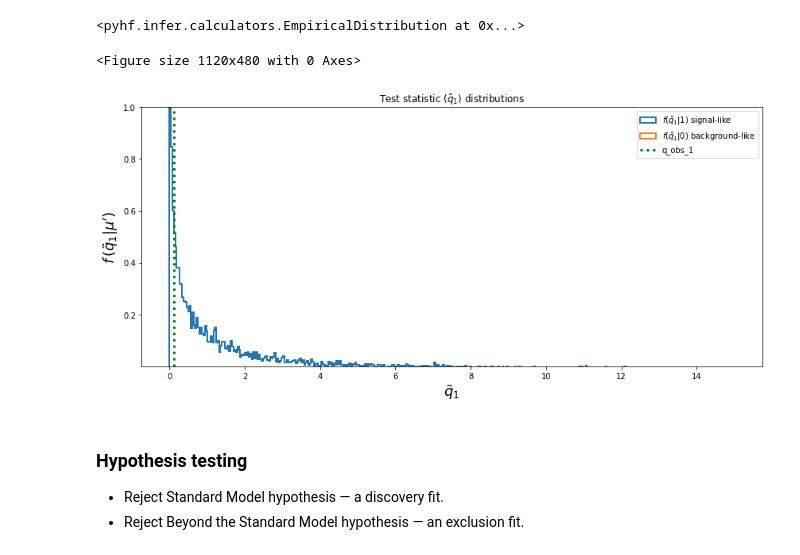
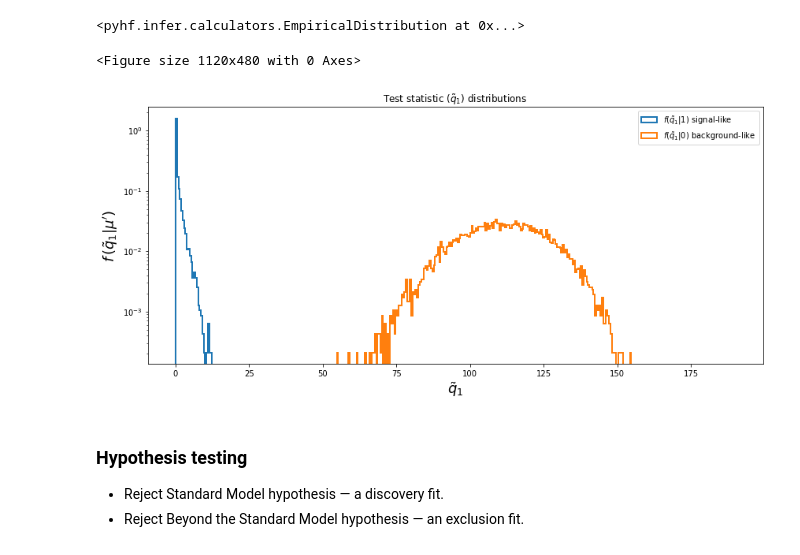
Before and after one commit to emabaci/LCP-mod.-B, a Jupyter notebook: final_project/Statistichal part.ipynb, the cells around one changed output. Drawn from its saved outputs; the diff is of its cells as text; code cells hidden in the pictures.

```diff
--- a/final_project/Statistichal part.ipynb
+++ b/final_project/Statistichal part.ipynb
@@ -469,38 +469,37 @@ fig, ax = plt.subplots(nrows=1, ncols=1)
 #for ax in axes:
 #ax.set_xticks(np.arange(0, 500))
 #ax1 = ax.flatten()
 
-bins = np.linspace(0, 15, 400)
+bins = np.linspace(0, 190, 400)
 
 ax.hist(
     qtilde_sig.samples,
     bins=bins,
     histtype="step",
     density=True,
     label=r"$f(\tilde{q}_1|1)$ signal-like",
     linewidth=2,
 )
 ax.hist(
     qtilde_bkg.samples,
     bins=bins,
     histtype="step",
     density=True,
     label=r"$f(\tilde{q}_1|0)$ background-like",
     linewidth=2,
 )
-ax.axvline(q_obs_1, color='green', linestyle='dotted', linewidth=3, label = "q_obs_1")
 ax.set_xlabel(r"$\tilde{q}_1$", fontsize=18)
 ax.set_ylabel(r"$f\,(\tilde{q}_1|\mu')$", fontsize=18)
 ax.set_title(r"Test statistic $(\tilde{q}_1)$ distributions")
 ax.legend()
-#plt.yscale('log')
+plt.yscale('log')
 
-plt.setp(ax, ylim=(1e-3, 1), )#yscale="log")
+#plt.setp(ax, xlim=(0, 165), ylim=(1e-3, 1), yscale="log")
 fig.set_size_inches(14, 6)
 #fig.tight_layout(pad=2.0)
 # %% [output]
 <Figure size 1120x480 with 0 Axes>
-[figure, old version]
+[figure, new version]
 # %% [markdown]
 ### Hypothesis testing
 
```
Also changed, not shown: parts of 2 cells of this notebook.
